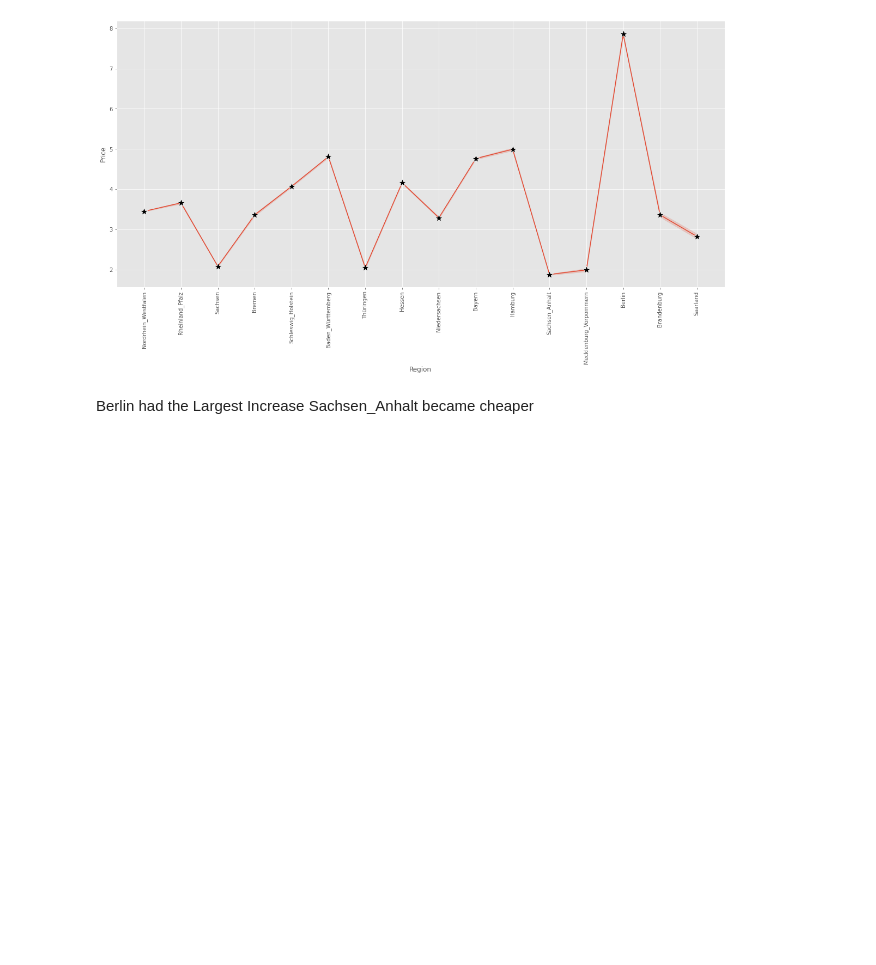
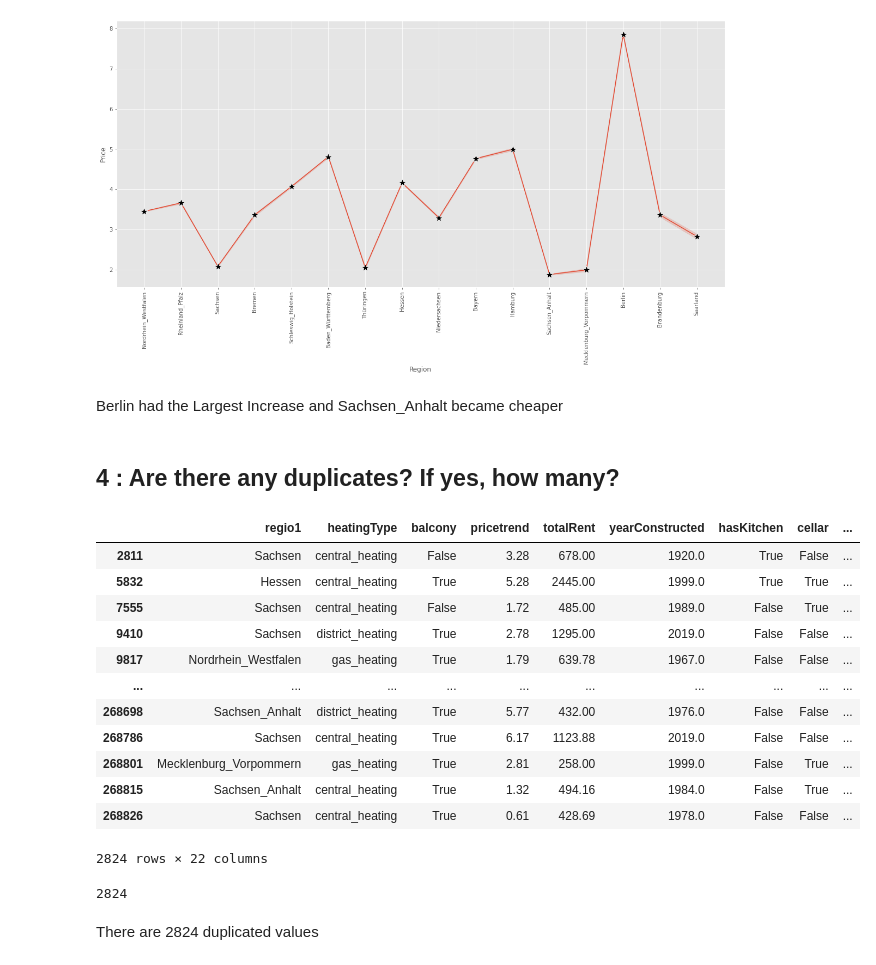
Before and after one commit to ProsperChuks/Germany-Real-Estate-Property-Rental, a Jupyter notebook: base.ipynb, the cells around one changed output. Drawn from its saved outputs; the diff is of its cells as text; code cells hidden in the pictures; blank space fills up the shorter version.

Commit message:
duplicates

```diff
--- a/base.ipynb
+++ b/base.ipynb
@@ -178,5 +180,29 @@ plt.show()
 # %% [output]
 [figure]
 # %% [markdown]
-Berlin had the Largest Increase
+Berlin had the Largest Increase and
 Sachsen_Anhalt became cheaper
+# %% [markdown]
+## 4 : Are there any duplicates? If yes, how many?
+# %%
+df[df.duplicated()]
+# %% [output]
+|  | regio1 | heatingType | balcony | pricetrend | totalRent | yearConstructed | hasKitchen | cellar | ... |
+| 2811 | Sachsen | central_heating | False | 3.28 | 678.00 | 1920.0 | True | False | ... |
+| 5832 | Hessen | central_heating | True | 5.28 | 2445.00 | 1999.0 | True | True | ... |
+| 7555 | Sachsen | central_heating | False | 1.72 | 485.00 | 1989.0 | False | True | ... |
+| 9410 | Sachsen | district_heating | True | 2.78 | 1295.00 | 2019.0 | False | False | ... |
+| 9817 | Nordrhein_Westfalen | gas_heating | True | 1.79 | 639.78 | 1967.0 | False | False | ... |
+| ... | ... | ... | ... | ... | ... | ... | ... | ... | ... |
+| 268698 | Sachsen_Anhalt | district_heating | True | 5.77 | 432.00 | 1976.0 | False | False | ... |
+| 268786 | Sachsen | central_heating | True | 6.17 | 1123.88 | 2019.0 | False | False | ... |
+| 268801 | Mecklenburg_Vorpommern | gas_heating | True | 2.81 | 258.00 | 1999.0 | False | True | ... |
+| 268815 | Sachsen_Anhalt | central_heating | True | 1.32 | 494.16 | 1984.0 | False | True | ... |
+| 268826 | Sachsen | central_heating | True | 0.61 | 428.69 | 1978.0 | False | False | ... |
+2824 rows × 22 columns
+# %%
+len(df[df.duplicated()])
+# %% [output]
+2824
+# %% [markdown]
+There are 2824 duplicated values
```
Also changed, not shown: parts of 1 cell of this notebook.
